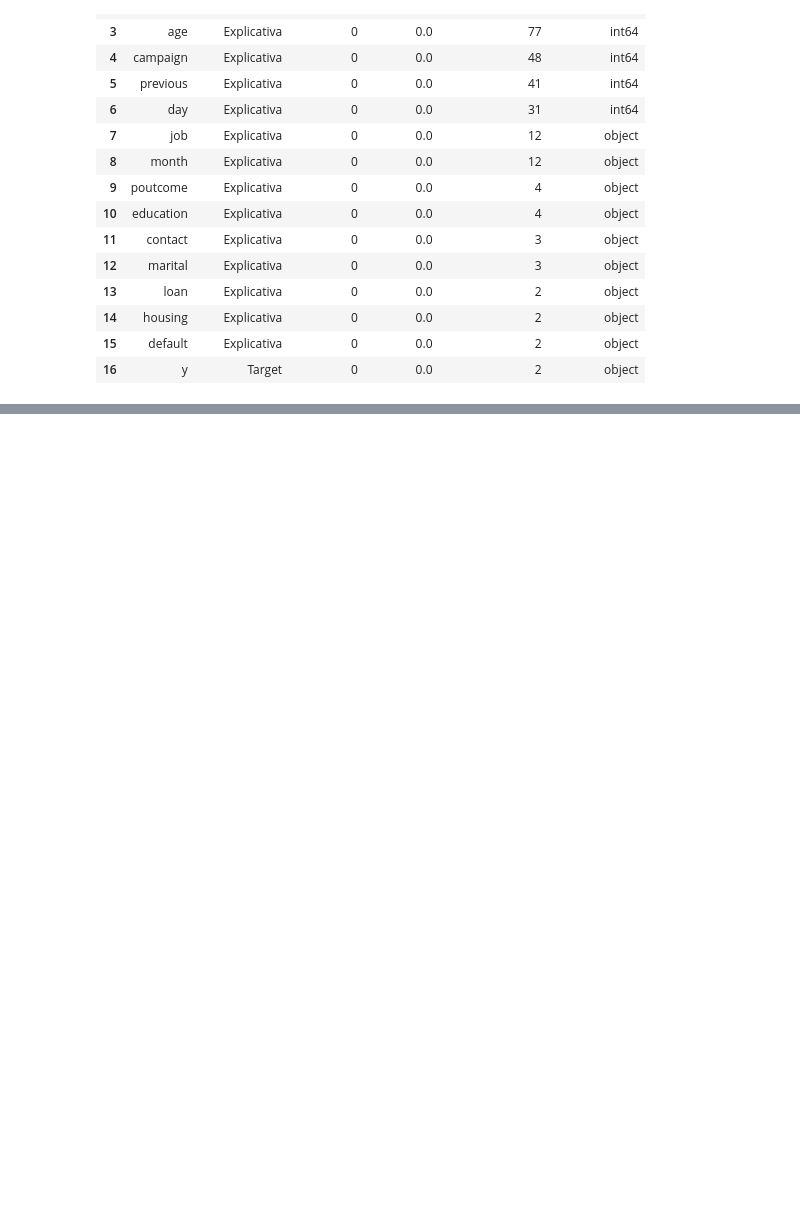
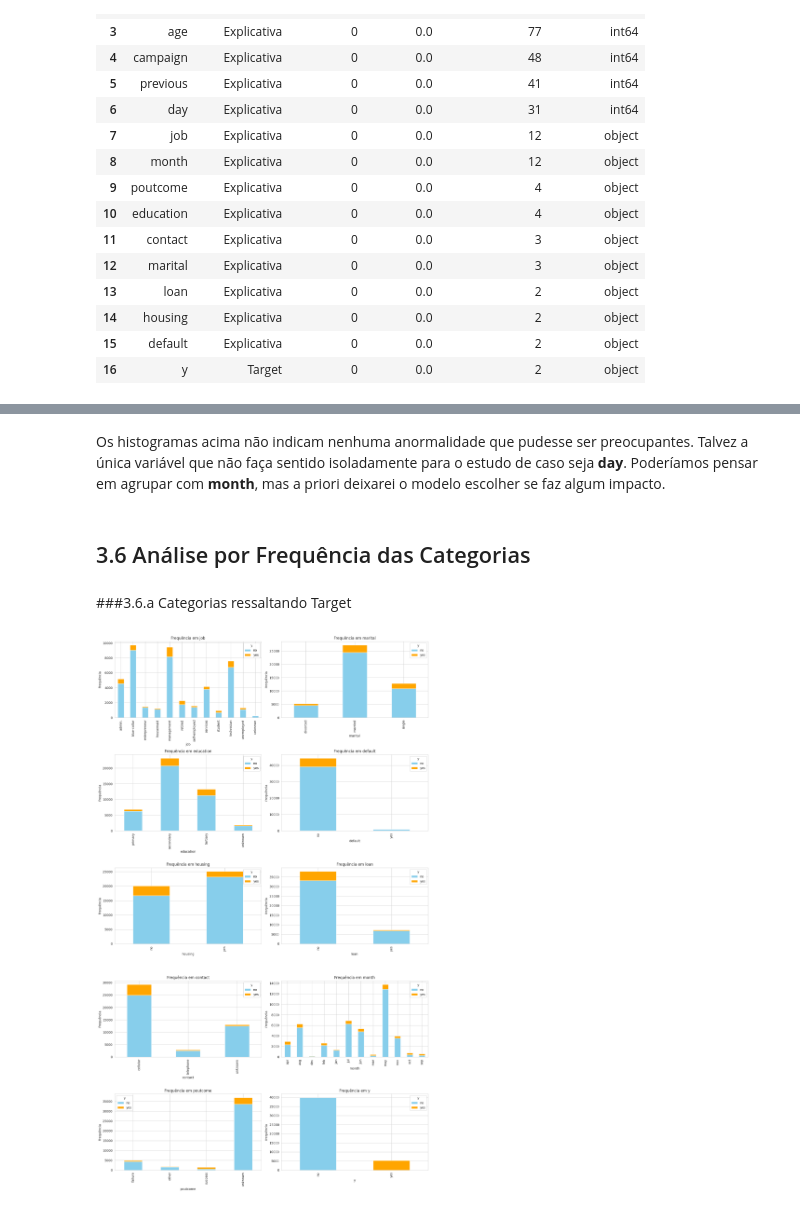
Before and after one commit to edgaracabral/Kaggle_BankMarketing, a Jupyter notebook: 01_Kaggle_BankMarketing_EDA.ipynb, the cells around one changed output, grey strips where cells are left out. Drawn from its saved outputs; the diff is of its cells as text; code cells hidden in the pictures; blank space fills up the shorter version.

```diff
--- a/01_Kaggle_BankMarketing_EDA.ipynb
+++ b/01_Kaggle_BankMarketing_EDA.ipynb
@@ -207,0 +392,6 @@ Name: count, dtype: int64
+# %% [markdown]
+Os histogramas acima não indicam nenhuma anormalidade que pudesse ser preocupantes. Talvez a única variável que não faça sentido isoladamente para o estudo de caso seja **day**. Poderíamos pensar em agrupar com **month**, mas a priori deixarei o modelo escolher se faz algum impacto.
+# %% [markdown]
+## 3.6 Análise por Frequência das Categorias
+# %% [markdown]
+###3.6.a Categorias ressaltando Target
@@ -207,0 +468,5 @@ Name: count, dtype: int64
+# %%
+# Plota os gráficos com valores absolutos
+plot_categorical_frequency_pt(df, corte_cardinalidade=30, graficos_por_linha=2, target='y', type='abs')
+# %% [output]
+[figure, added]
```
Also changed, not shown: parts of 23 cells of this notebook.
